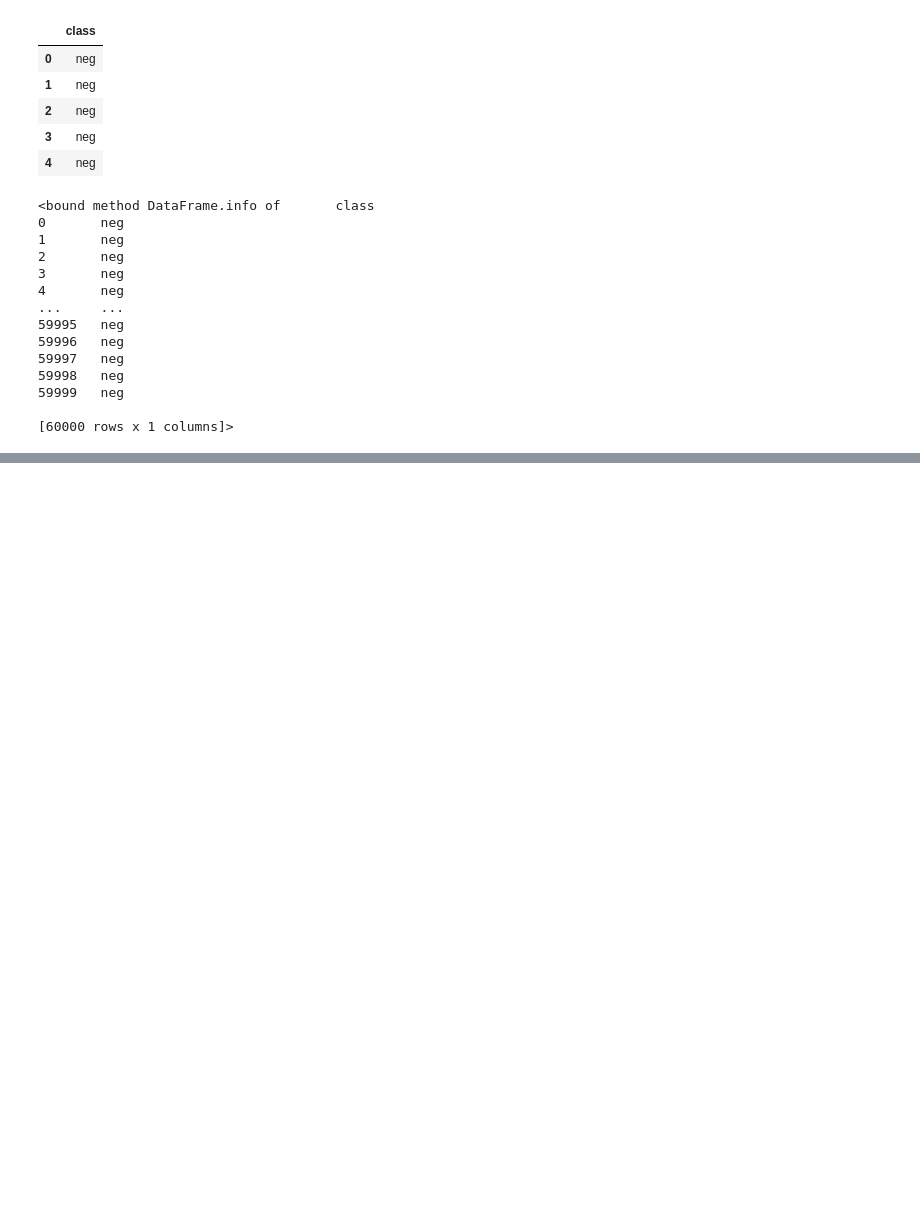
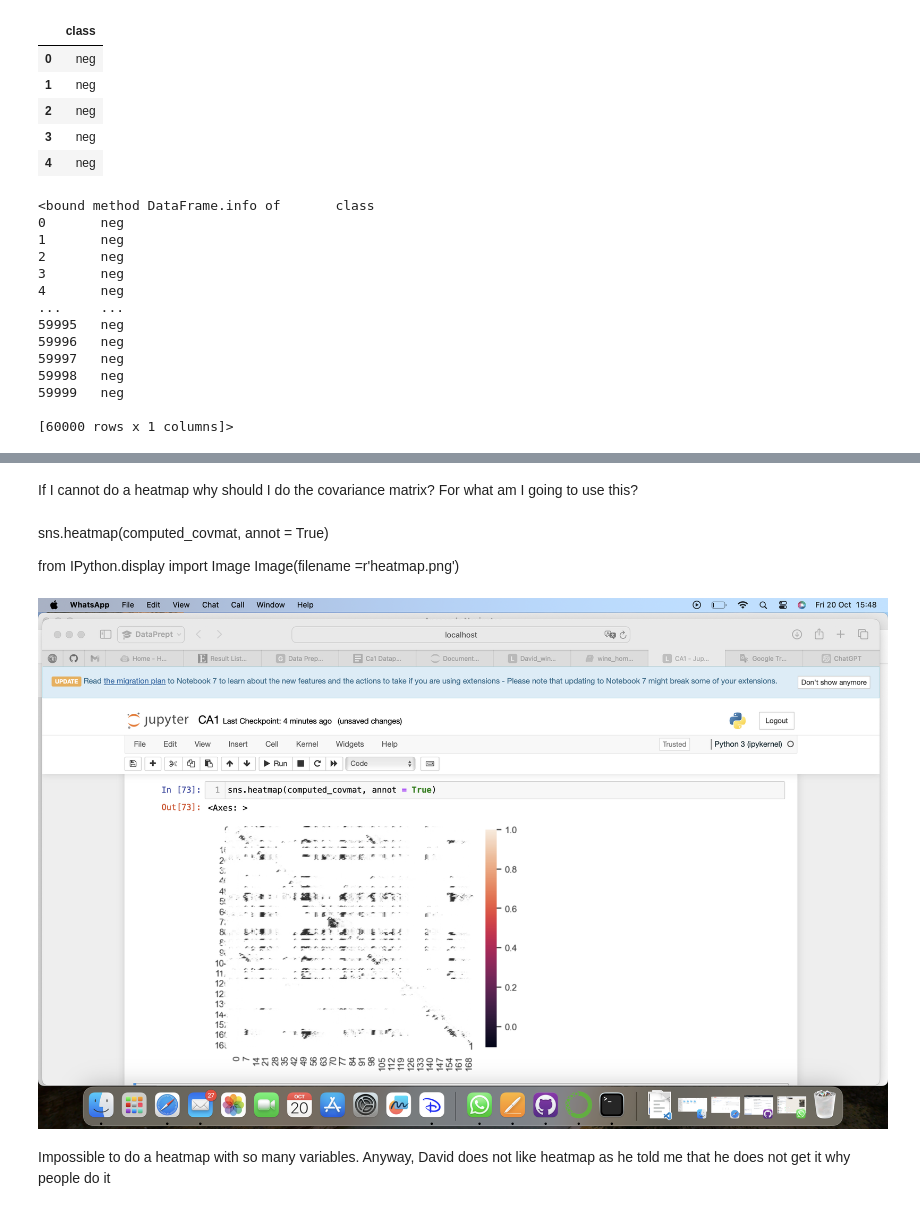
Before and after one commit to izazaka/Data, a Jupyter notebook: CA1.ipynb, the cells around one changed output, grey strips where cells are left out. Cells and saved outputs as stored; diff of their text form; code cells hidden in the pictures; blank space fills up the shorter version.

```diff
--- a/CA1.ipynb
+++ b/CA1.ipynb
@@ -263,0 +449,14 @@ ValueError: If using all scalar values, you must pass an index
+# %% [markdown]
+If I cannot do a heatmap why should I do the covariance matrix? For what am I going to use this?
+# %% [markdown]
+sns.heatmap(computed_covmat, annot = True)
+
+from IPython.display import Image
+Image(filename =r'heatmap.png')
+# %%
+from IPython.display import Image
+Image(filename =r'heatmap.png')
+# %% [output]
+[figure, added]
+# %% [markdown]
+Impossible to do a heatmap with so many variables. Anyway, David does not like heatmap as he told me that he does not get it why people do it
```
Also changed, not shown: parts of 63 cells of this notebook, 3 other files.
